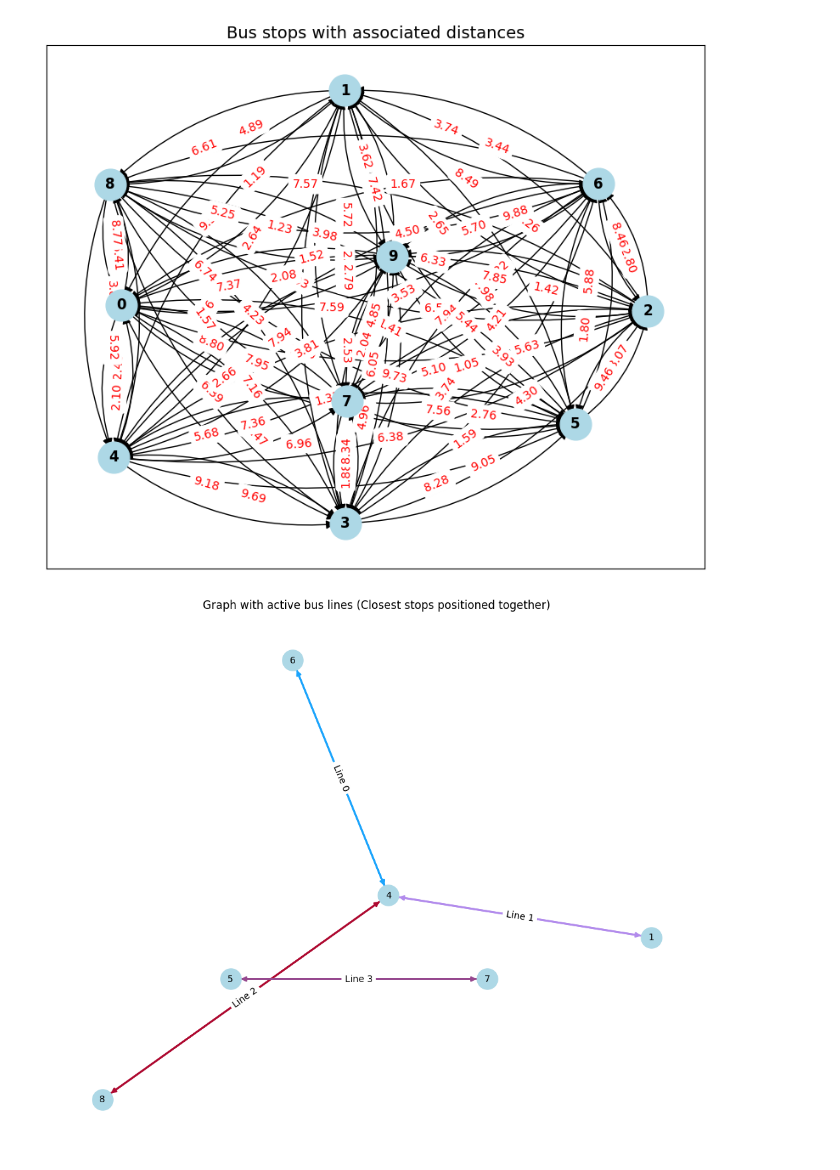
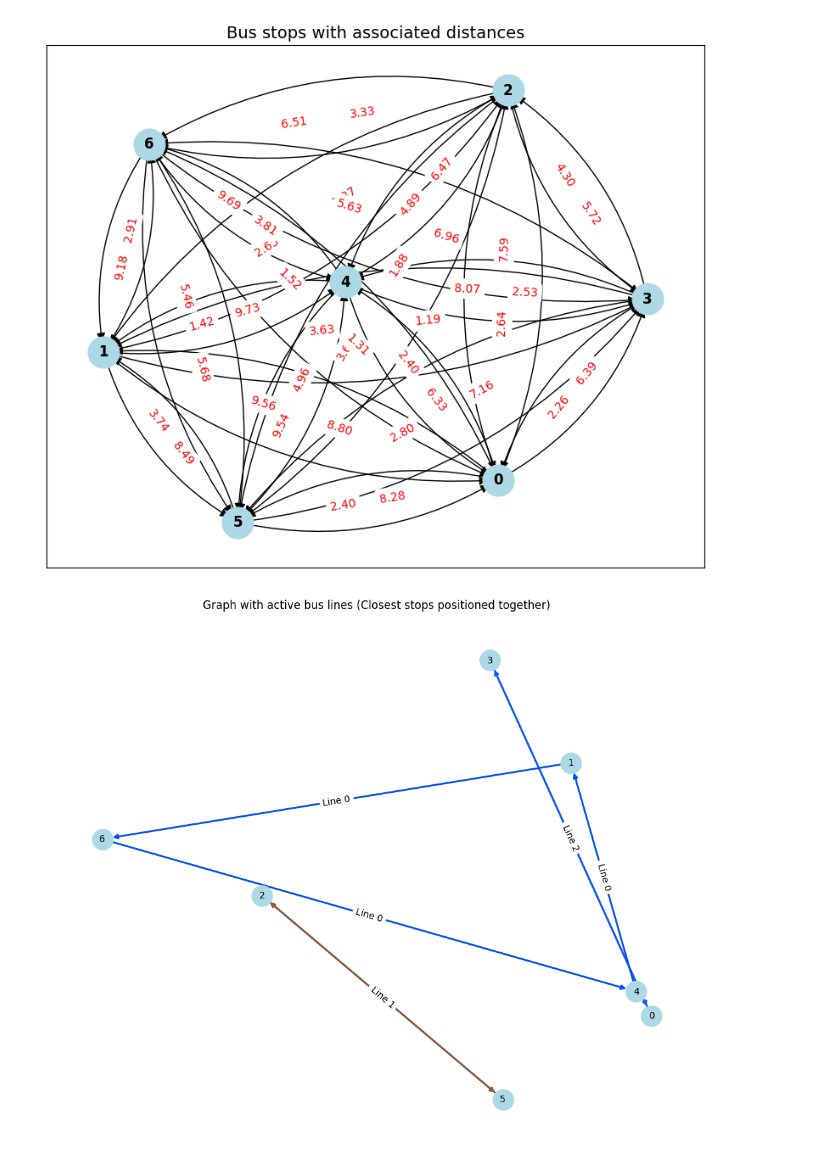
Before and after one commit to pasqal-io/Pasqal_Hackathon_Feb25_Team_03, a Jupyter notebook: busLinesProblem.ipynb, the cells around one changed output. Saved outputs shown, nothing was run; the diff lists cells and outputs as text; code cells hidden in the pictures.

```diff
--- a/busLinesProblem.ipynb
+++ b/busLinesProblem.ipynb
@@ -1,19 +1,20 @@
 # %%
 from BusLinesSolver import Bus_lines_solver
 
-N = 10
-M = 4
+N = 7
+M = 3
+p = 5
 seed = 42
 
-solver = Bus_lines_solver(N, M, seed_number=seed)
+solver = Bus_lines_solver(N, M, seed_number=seed, numberOfStopsPerLine=p)
 
 fig = solver.draw_stops_graph()
 fig.show()
 # %% [output]
-[figure, old version]
+[figure, new version]
 # %%
 solver.solve_QUBO()
 fig = solver.draw_bus_graph()
 fig.show()
 # %% [output]
-[figure, old version]
+[figure, new version]
```
Also changed, not shown: 1 other file.
